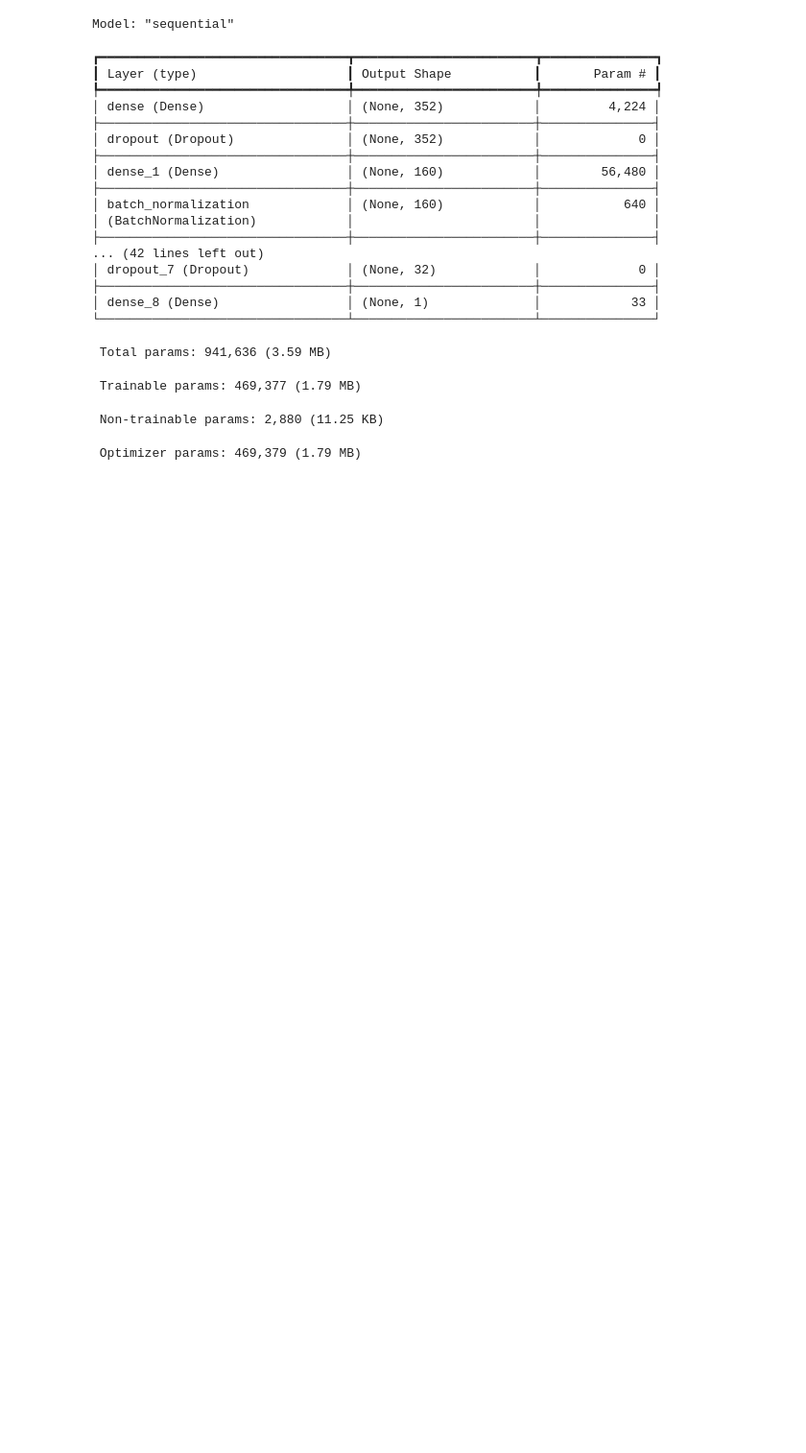
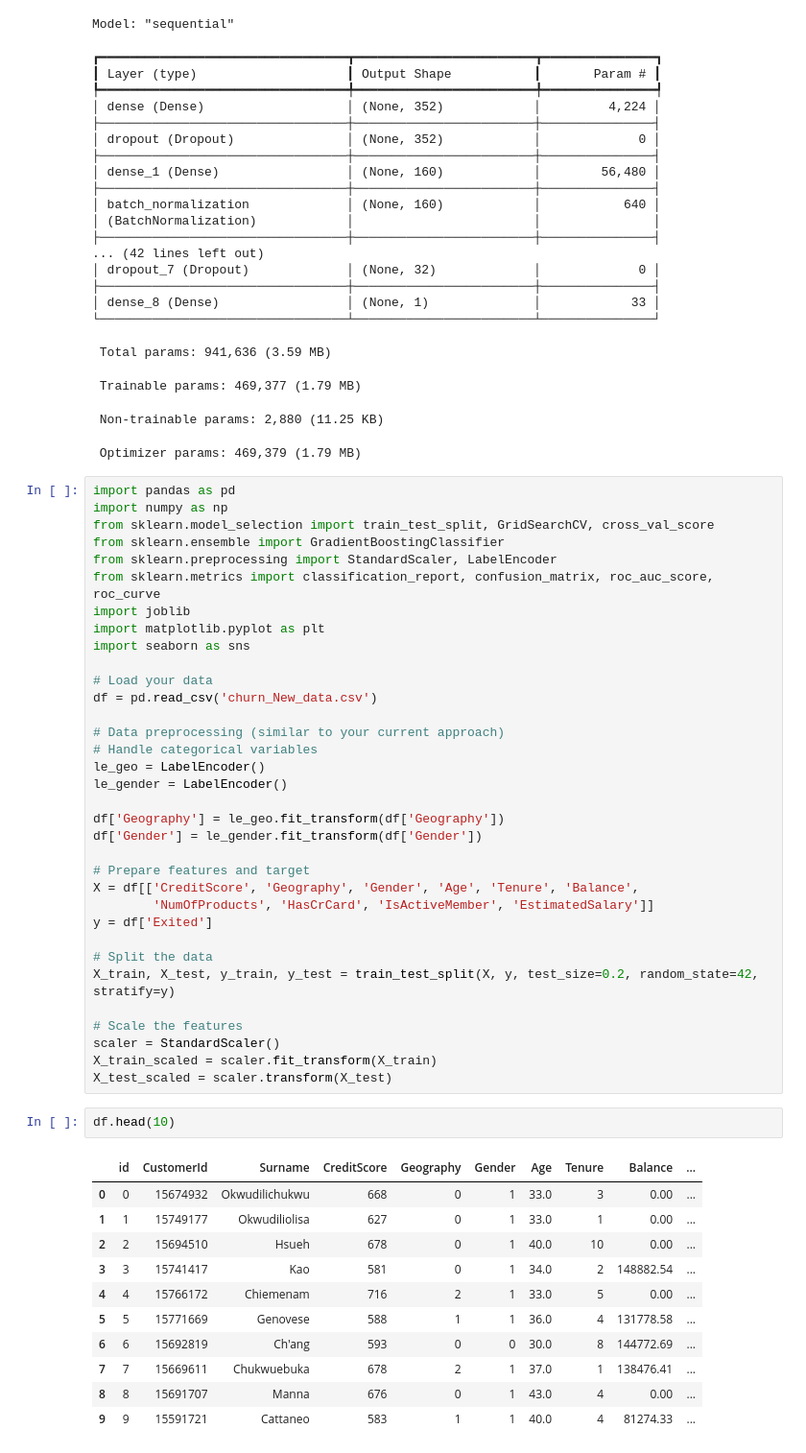
Before and after one commit to Alfybooze/Customer_churn-prediction_system-, a Jupyter notebook: Alfred_Data_analysis.py.ipynb, the cells around one changed output. Shown at 96% size. Drawn from its saved outputs; the diff is of its cells as text; blank space fills up the shorter version.

```diff
--- a/Alfred_Data_analysis.py.ipynb
+++ b/Alfred_Data_analysis.py.ipynb
@@ -689,3 +689,51 @@ Model: "sequential"
  Trainable params: 469,377 (1.79 MB)
  Non-trainable params: 2,880 (11.25 KB)
  Optimizer params: 469,379 (1.79 MB)
+# %%
+import pandas as pd
+import numpy as np
+from sklearn.model_selection import train_test_split, GridSearchCV, cross_val_score
+from sklearn.ensemble import GradientBoostingClassifier
+from sklearn.preprocessing import StandardScaler, LabelEncoder
+from sklearn.metrics import classification_report, confusion_matrix, roc_auc_score, roc_curve
+import joblib
+import matplotlib.pyplot as plt
+import seaborn as sns
+
+# Load your data
+df = pd.read_csv('churn_New_data.csv')
+
+# Data preprocessing (similar to your current approach)
+# Handle categorical variables
+le_geo = LabelEncoder()
+le_gender = LabelEncoder()
+
+df['Geography'] = le_geo.fit_transform(df['Geography'])
+df['Gender'] = le_gender.fit_transform(df['Gender'])
+
+# Prepare features and target
+X = df[['CreditScore', 'Geography', 'Gender', 'Age', 'Tenure', 'Balance',
+        'NumOfProducts', 'HasCrCard', 'IsActiveMember', 'EstimatedSalary']]
+y = df['Exited']
+
+# Split the data
+X_train, X_test, y_train, y_test = train_test_split(X, y, test_size=0.2, random_state=42, stratify=y)
+
+# Scale the features
+scaler = StandardScaler()
+X_train_scaled = scaler.fit_transform(X_train)
+X_test_scaled = scaler.transform(X_test)
+# %%
+df.head(10)
+# %% [output]
+|  | id | CustomerId | Surname | CreditScore | Geography | Gender | Age | Tenure | Balance | ... |
+| 0 | 0 | 15674932 | Okwudilichukwu | 668 | 0 | 1 | 33.0 | 3 | 0.00 | ... |
+| 1 | 1 | 15749177 | Okwudiliolisa | 627 | 0 | 1 | 33.0 | 1 | 0.00 | ... |
+| 2 | 2 | 15694510 | Hsueh | 678 | 0 | 1 | 40.0 | 10 | 0.00 | ... |
+| 3 | 3 | 15741417 | Kao | 581 | 0 | 1 | 34.0 | 2 | 148882.54 | ... |
+| 4 | 4 | 15766172 | Chiemenam | 716 | 2 | 1 | 33.0 | 5 | 0.00 | ... |
+| 5 | 5 | 15771669 | Genovese | 588 | 1 | 1 | 36.0 | 4 | 131778.58 | ... |
+| 6 | 6 | 15692819 | Ch'ang | 593 | 0 | 0 | 30.0 | 8 | 144772.69 | ... |
+| 7 | 7 | 15669611 | Chukwuebuka | 678 | 2 | 1 | 37.0 | 1 | 138476.41 | ... |
+| 8 | 8 | 15691707 | Manna | 676 | 0 | 1 | 43.0 | 4 | 0.00 | ... |
+| 9 | 9 | 15591721 | Cattaneo | 583 | 1 | 1 | 40.0 | 4 | 81274.33 | ... |
```
Also changed, not shown: parts of 8 cells of this notebook, 9 other files.
